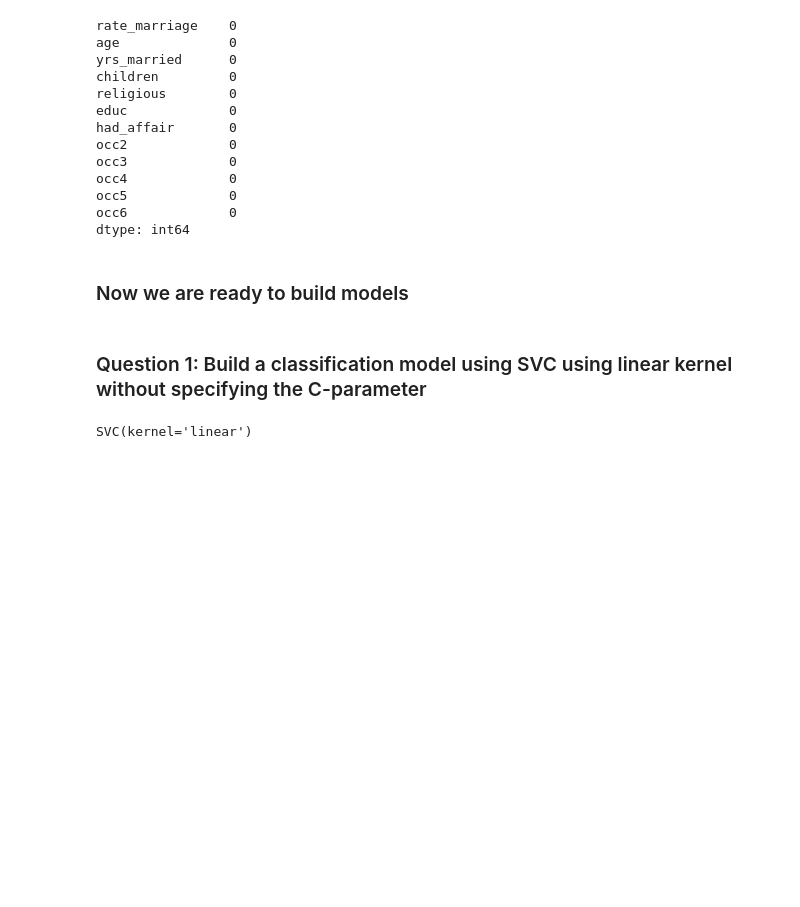
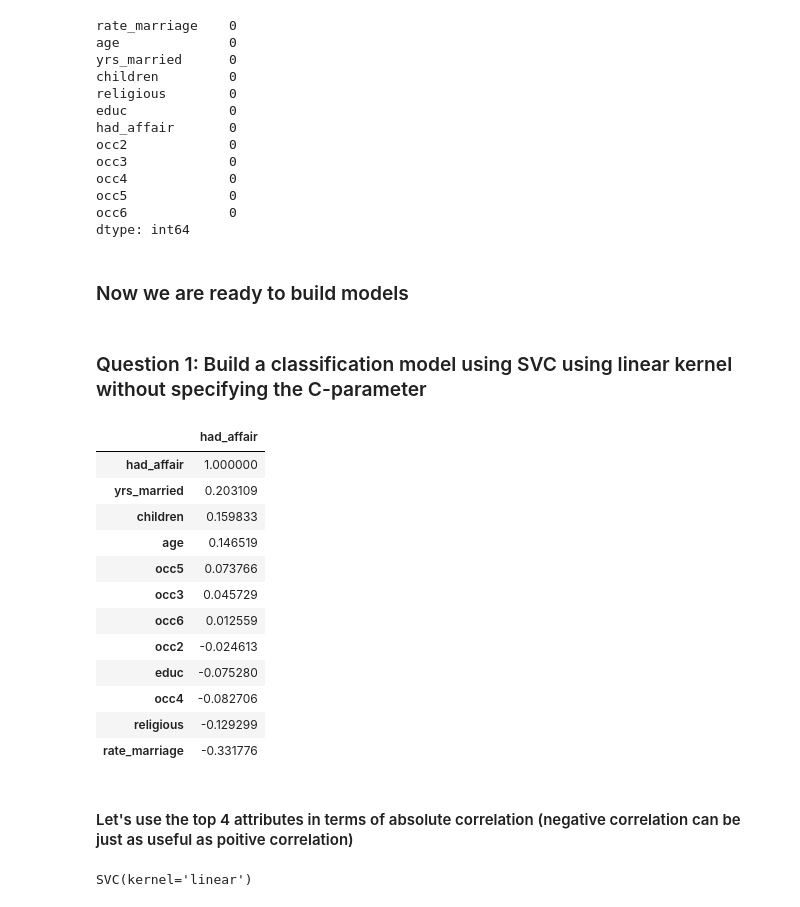
Before and after one commit to sethjmarcus/381-Data-Analytics, a Jupyter notebook: Notebooks/DA_HW_3_Seth_Marcus.ipynb, the cells around one changed output. Cells and saved outputs as stored; diff of their text form; code cells hidden in the pictures; blank space fills up the shorter version.

```diff
--- a/Notebooks/DA_HW_3_Seth_Marcus.ipynb
+++ b/Notebooks/DA_HW_3_Seth_Marcus.ipynb
@@ -66,4 +66,22 @@ dtype: int64
 ### Now we are ready to build models
 # %% [markdown]
 ### Question 1: Build a classification model using SVC using linear kernel without specifying the C-parameter
+# %%
+df.corr().filter(items=['had_affair']).sort_values('had_affair', ascending=False)
+# %% [output]
+|  | had_affair |
+| had_affair | 1.000000 |
+| yrs_married | 0.203109 |
+| children | 0.159833 |
+| age | 0.146519 |
+| occ5 | 0.073766 |
+| occ3 | 0.045729 |
+| occ6 | 0.012559 |
+| occ2 | -0.024613 |
+| educ | -0.075280 |
+| occ4 | -0.082706 |
+| religious | -0.129299 |
+| rate_marriage | -0.331776 |
+# %% [markdown]
+#### Let's use the top 4 attributes in terms of absolute correlation (negative correlation can be just as useful as poitive correlation)
 # %%
```
Also changed, not shown: parts of 12 cells of this notebook.
